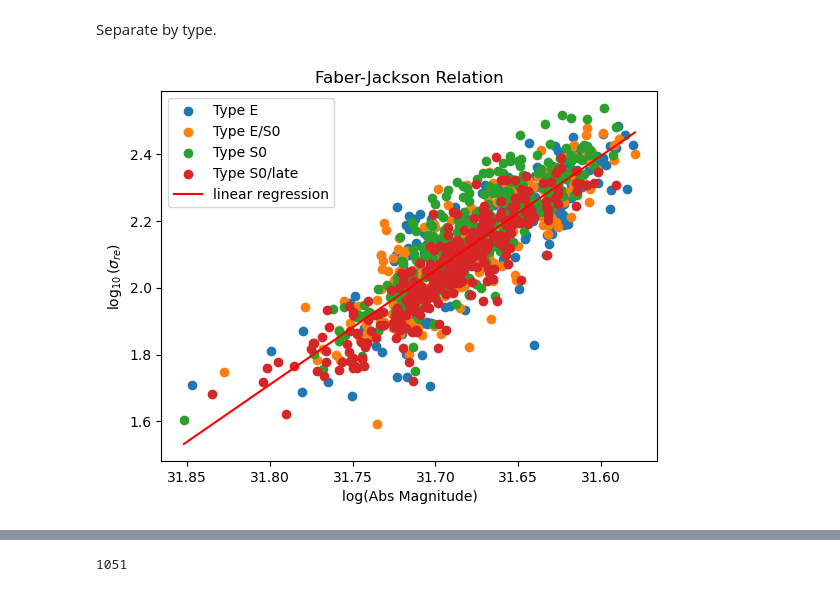
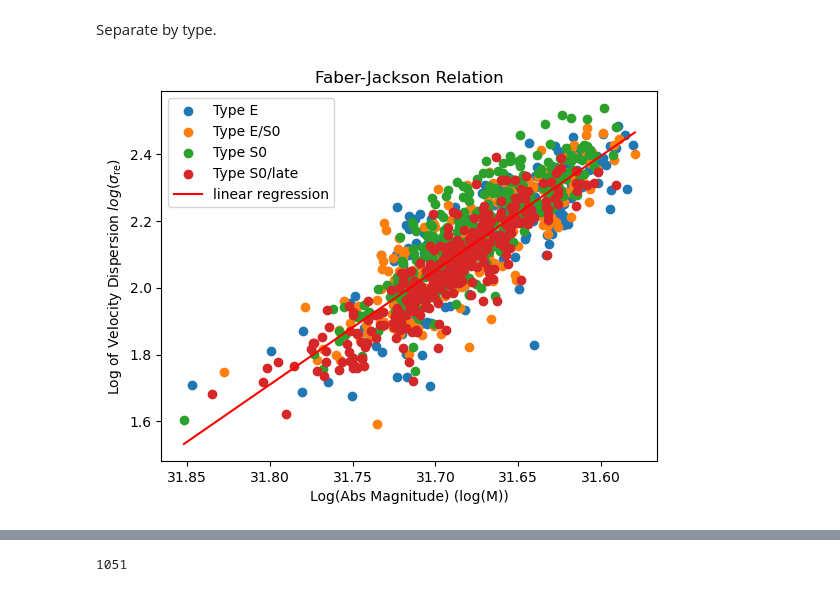
Before and after one commit to lina-pp/PHYS3116_Group3, a Jupyter notebook: Faber-Jackson.ipynb, the cells around one changed output, grey strips where cells are left out. Cells and saved outputs as stored; diff of their text form; code cells hidden in the pictures.

```diff
--- a/Faber-Jackson.ipynb
+++ b/Faber-Jackson.ipynb
@@ -31,22 +30,22 @@ S0_late = type == 1.5
 # %%
 # plt.scatter(xvalues, yvalues, color="black", label="data points") #show data points as black dots
 
 # rewrite for different types
 
 plt.scatter(xvalues[E], yvalues[E], label="Type E")
 plt.scatter(xvalues[E_S0], yvalues[E_S0], label="Type E/S0")
 plt.scatter(xvalues[S0], yvalues[S0], label="Type S0")
 plt.scatter(xvalues[S0_late], yvalues[S0_late], label="Type S0/late")
 plt.plot(xcoords, ycoords, color="red", label="linear regression") #show linear regression as red line
 
 
 plt.gca().invert_xaxis() #invert x axis to match the convention of absolute magnitude (brighter objects have lower magnitudes)
 
 plt.legend(loc="best")
 plt.title("Faber-Jackson Relation")
-plt.xlabel("log(Abs Magnitude)")
-plt.ylabel(r"$\log_{10}(\sigma_{re})$") # unitless due to log
+plt.xlabel("Log(Abs Magnitude) (log(M))")
+plt.ylabel("Log of Velocity Dispersion $log(\\sigma_{\\text{re}})$")
 plt.show()
 # %% [output]
-[figure, old version]
+[figure, new version]
 # %%
```
Also changed, not shown: parts of 11 cells of this notebook.
